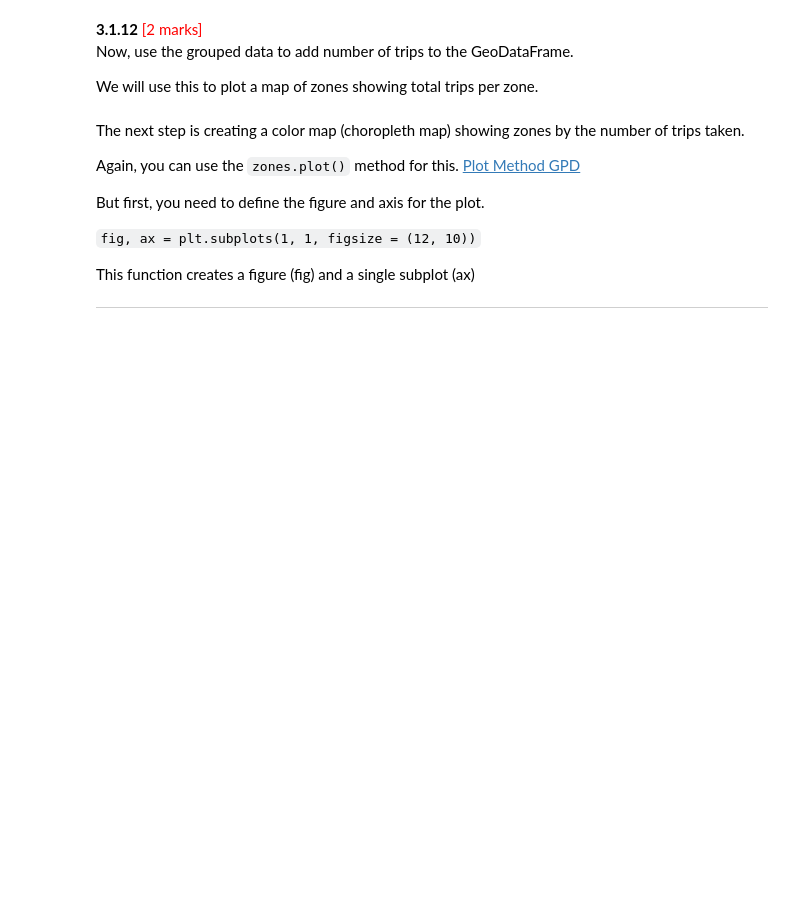
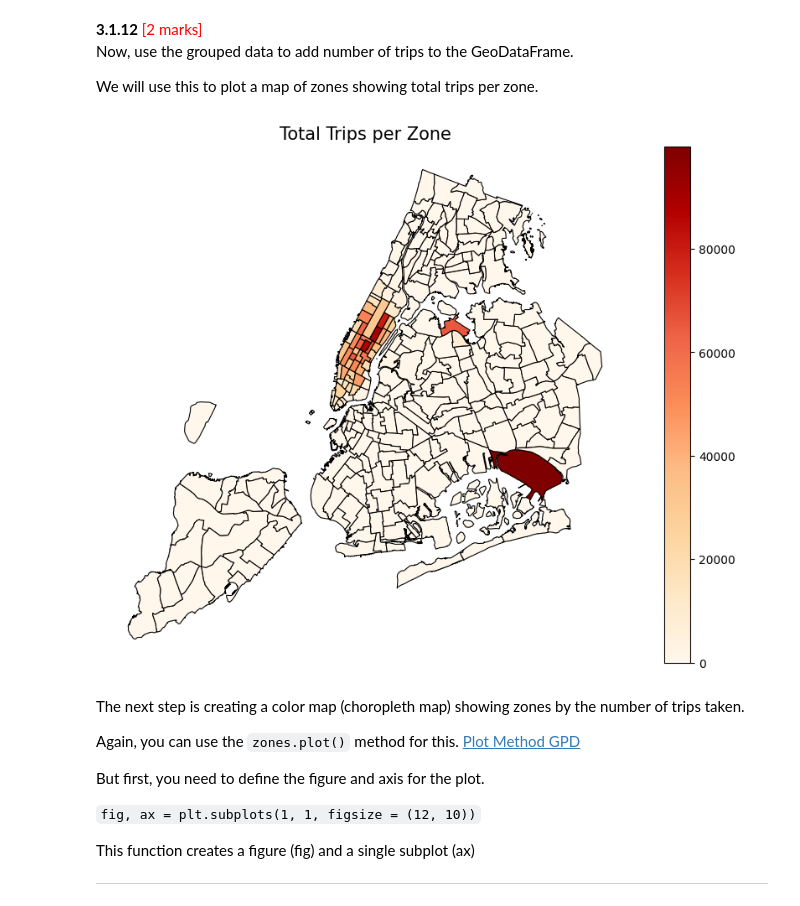
Before and after one commit to ashwanikryadav/upgrad2025, a Jupyter notebook: EDA_Optimising_NYC_Taxis/EDA_Assg_NYC_Taxi_Starter.ipynb, the cells around one changed output. Drawn from its saved outputs; the diff is of its cells as text; code cells hidden in the pictures; blank space fills up the shorter version.

```diff
--- a/EDA_Optimising_NYC_Taxis/EDA_Assg_NYC_Taxi_Starter.ipynb
+++ b/EDA_Optimising_NYC_Taxis/EDA_Assg_NYC_Taxi_Starter.ipynb
@@ -910,3 +1004,27 @@ We will use this to plot a map of zones showing total trips per zone.
+# %%
+# Merge trip counts back to the zones GeoDataFrame
+
+# Group data by location and calculate the number of trips
+
+import geopandas as gpd
+import pandas as pd
+import matplotlib.pyplot as plt
+
+zones = gpd.read_file(f"D:\\WorkSpace\\Assignment\\EDA_Optimising_NYC_Taxis\\Data\\taxi_zones\\taxi_zones.shp")
+trip_records = pd.read_parquet(f"D:\\WorkSpace\\Assignment\\EDA_Optimising_NYC_Taxis\\Data\\Combine\\Combine_yellow_tripdata_2023.parquet")
+zones = zones.rename(columns={"LocationID": "PULocationID"})  # Adjust if needed
+trip_records["PULocationID"] = trip_records["PULocationID"].astype(str)
+zones["PULocationID"] = zones["PULocationID"].astype(str)
+trip_counts = trip_records.groupby("PULocationID").size().reset_index(name="trip_count")
+zones = zones.merge(trip_counts, on="PULocationID", how="left")
+zones["trip_count"] = zones["trip_count"].fillna(0)  # Fill missing values with 0
+fig, ax = plt.subplots(figsize=(12, 8))
+zones.plot(column="trip_count", cmap="OrRd", linewidth=0.8, edgecolor="black", legend=True, ax=ax)
+plt.title("Total Trips per Zone", fontsize=15)
+plt.axis("off")  # Hide axes
+plt.show()
+# %% [output]
+[figure, added]
 # %% [markdown]
 The next step is creating a color map (choropleth map) showing zones by the number of trips taken.
 
```
Also changed, not shown: parts of 9 cells of this notebook.
